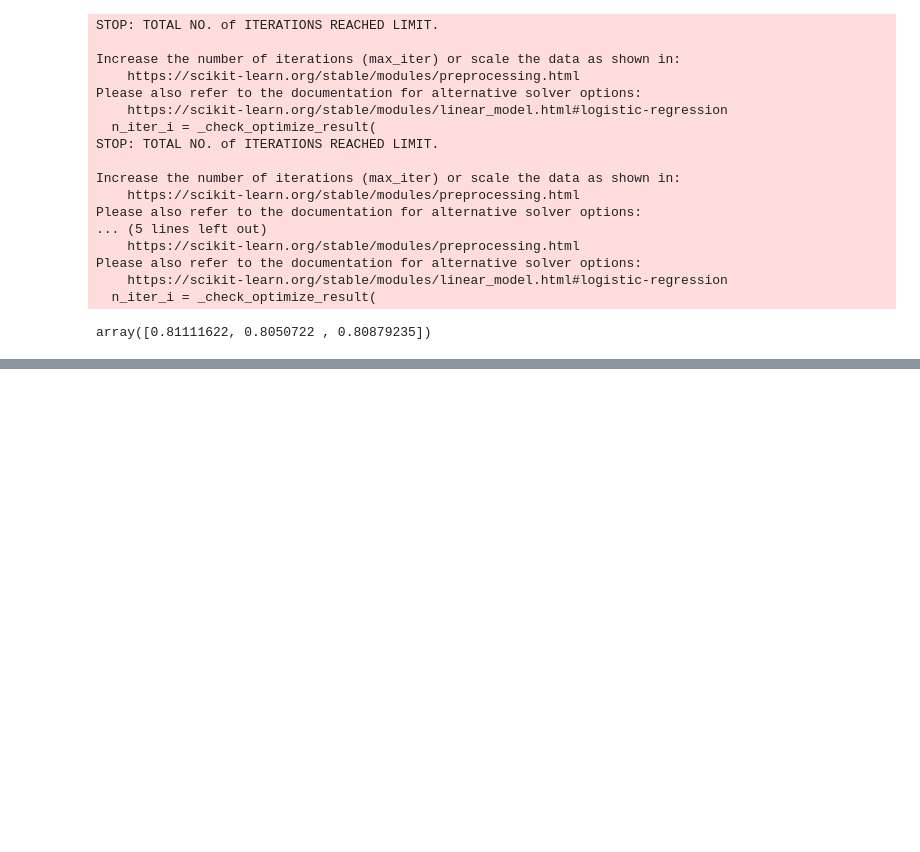
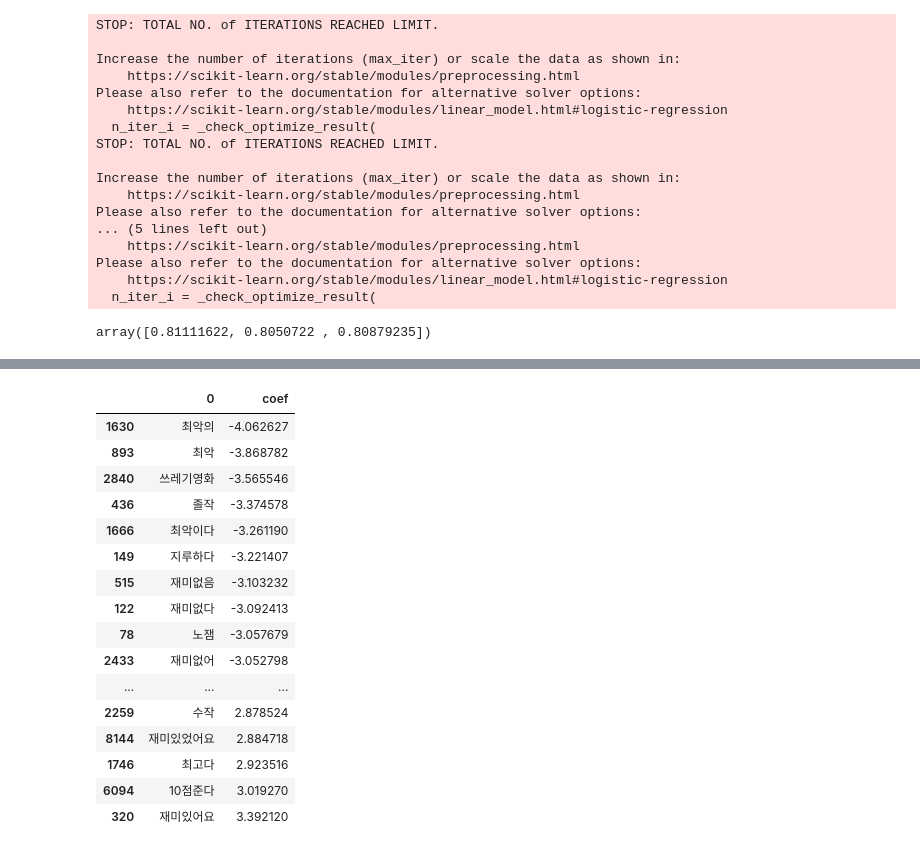
Before and after one commit to bellpe/machine-learning, a Jupyter notebook: ex08_네이버영화리뷰데이터.ipynb, the cells around one changed output, grey strips where cells are left out. Saved outputs shown, nothing was run; the diff lists cells and outputs as text; code cells hidden in the pictures; blank space fills up the shorter version.

```diff
--- a/ex08_네이버영화리뷰데이터.ipynb
+++ b/ex08_네이버영화리뷰데이터.ipynb
@@ -298,0 +512,24 @@ array([0.81111622, 0.8050722 , 0.80879235])
+# %%
+pos_neg_30= pd.concat([
+    df.head(30)[[0,'coef']],
+    df.tail(30)[[0,'coef']]
+])
+pos_neg_30
+# %% [output]
+|  | 0 | coef |
+| 1630 | 최악의 | -4.062627 |
+| 893 | 최악 | -3.868782 |
+| 2840 | 쓰레기영화 | -3.565546 |
+| 436 | 졸작 | -3.374578 |
+| 1666 | 최악이다 | -3.261190 |
+| 149 | 지루하다 | -3.221407 |
+| 515 | 재미없음 | -3.103232 |
+| 122 | 재미없다 | -3.092413 |
+| 78 | 노잼 | -3.057679 |
+| 2433 | 재미없어 | -3.052798 |
+| ... | ... | ... |
+| 2259 | 수작 | 2.878524 |
+| 8144 | 재미있었어요 | 2.884718 |
+| 1746 | 최고다 | 2.923516 |
+| 6094 | 10점준다 | 3.019270 |
+| 320 | 재미있어요 | 3.392120 |
```
Also changed, not shown: parts of 36 cells of this notebook.
